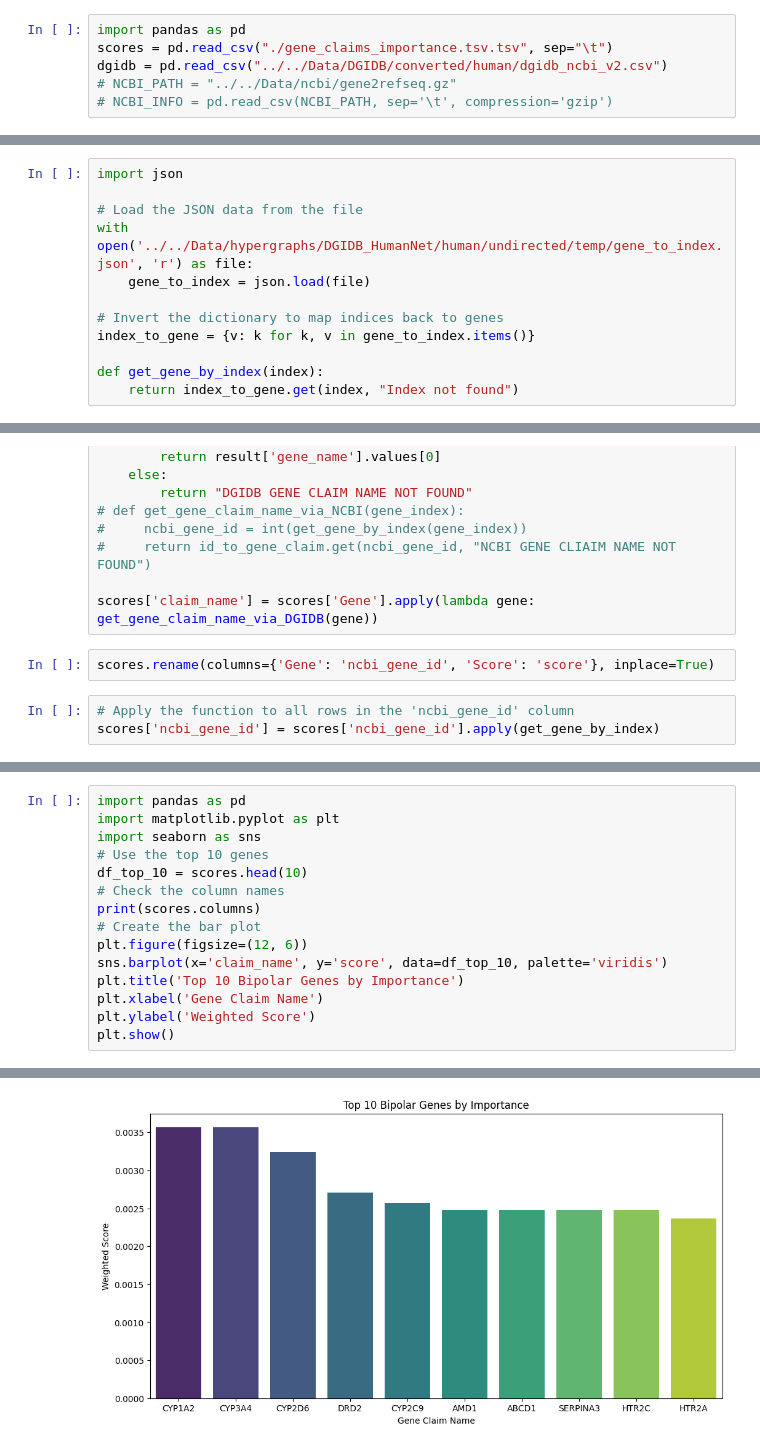
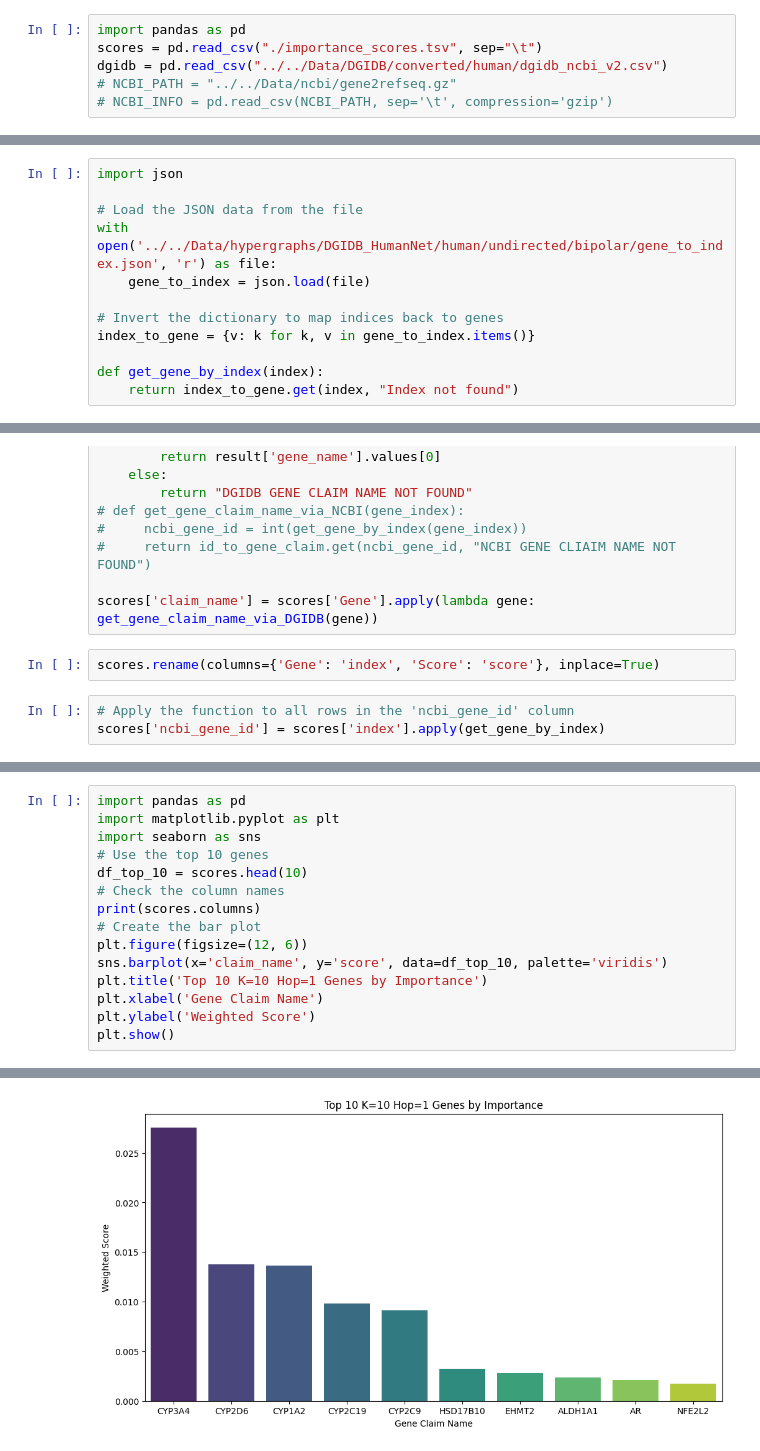
Before and after one commit to huangderful/DGI-Hypergraph, a Jupyter notebook: Random_Walk_v1/PPI_Weighted/importance_score_manipulation.ipynb, the cells around one changed output, grey strips where cells are left out. Saved outputs shown, nothing was run; the diff lists cells and outputs as text.

Commit message:
visualization and top K + HOP methods

```diff
--- a/Random_Walk_v1/PPI_Weighted/importance_score_manipulation.ipynb
+++ b/Random_Walk_v1/PPI_Weighted/importance_score_manipulation.ipynb
@@ -1,6 +1,6 @@
 # %%
 import pandas as pd
-scores = pd.read_csv("./gene_claims_importance.tsv.tsv", sep="\t")
+scores = pd.read_csv("./importance_scores.tsv", sep="\t")
 dgidb = pd.read_csv("../../Data/DGIDB/converted/human/dgidb_ncbi_v2.csv")
 # NCBI_PATH = "../../Data/ncbi/gene2refseq.gz"
 # NCBI_INFO = pd.read_csv(NCBI_PATH, sep='\t', compression='gzip')
@@ -31,7 +29,7 @@ FileNotFoundError: [Errno 2] No such file or directory: './gene_claims_importanc
 import json
 
 # Load the JSON data from the file
-with open('../../Data/hypergraphs/DGIDB_HumanNet/human/undirected/temp/gene_to_index.json', 'r') as file:
+with open('../../Data/hypergraphs/DGIDB_HumanNet/human/undirected/bipolar/gene_to_index.json', 'r') as file:
     gene_to_index = json.load(file)
 
 # Invert the dictionary to map indices back to genes
@@ -55,8 +53,8 @@ def get_gene_claim_name_via_DGIDB(gene_index):
 
 scores['claim_name'] = scores['Gene'].apply(lambda gene: get_gene_claim_name_via_DGIDB(gene))
 # %%
-scores.rename(columns={'Gene': 'ncbi_gene_id', 'Score': 'score'}, inplace=True)
+scores.rename(columns={'Gene': 'index', 'Score': 'score'}, inplace=True)
 # %%
 # Apply the function to all rows in the 'ncbi_gene_id' column
-scores['ncbi_gene_id'] = scores['ncbi_gene_id'].apply(get_gene_by_index)
+scores['ncbi_gene_id'] = scores['index'].apply(get_gene_by_index)
 # %%
@@ -84,7 +73,7 @@ print(scores.columns)
 # Create the bar plot
 plt.figure(figsize=(12, 6))
 sns.barplot(x='claim_name', y='score', data=df_top_10, palette='viridis')
-plt.title('Top 10 Bipolar Genes by Importance')
+plt.title('Top 10 K=10 Hop=1 Genes by Importance')
 plt.xlabel('Gene Claim Name')
 plt.ylabel('Weighted Score')
 plt.show()
@@ -93,2 +82,2 @@ Index(['ncbi_gene_id', 'score', 'claim_name'], dtype='object')
-[figure, old version]
+[figure, new version]
 # %%
```
Also changed, not shown: parts of 4 cells of this notebook, 10 other files.
